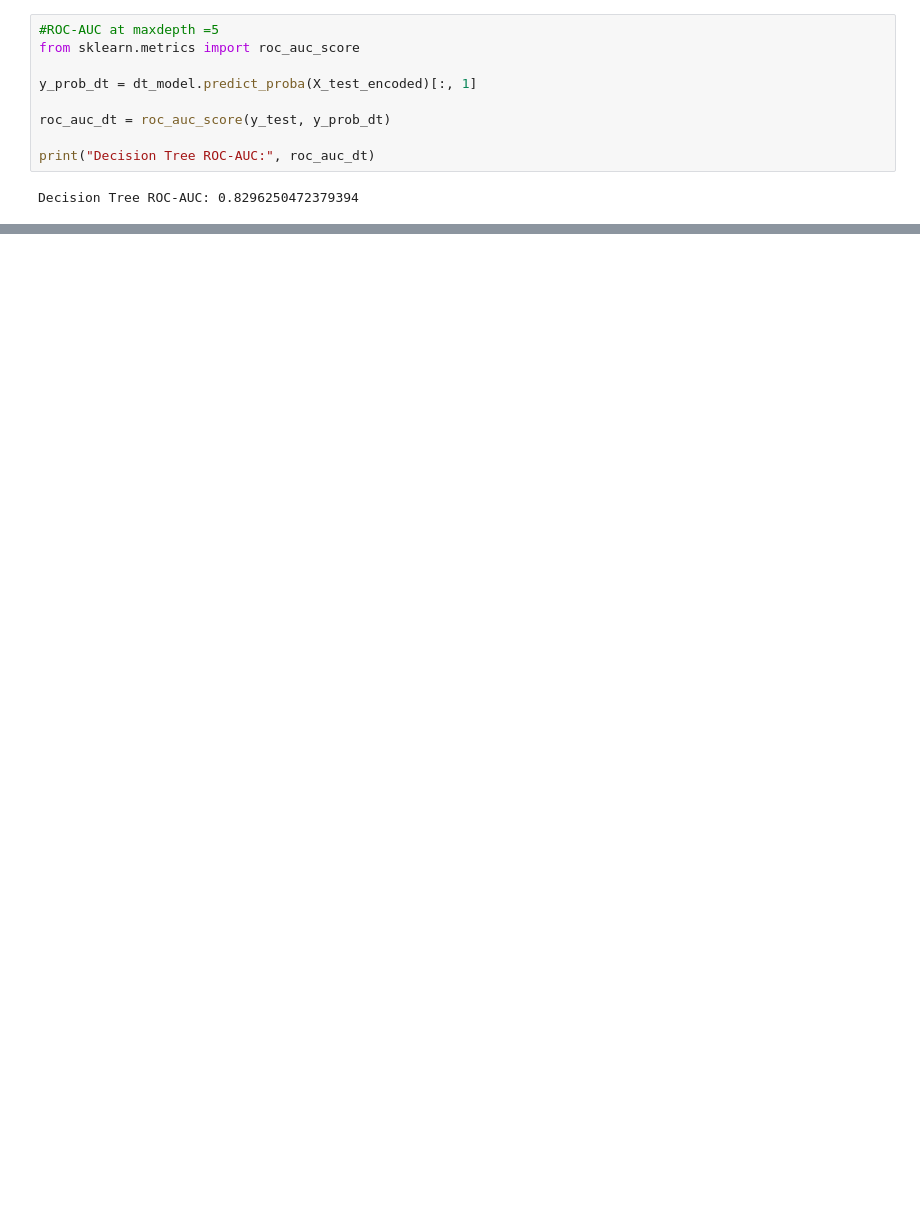
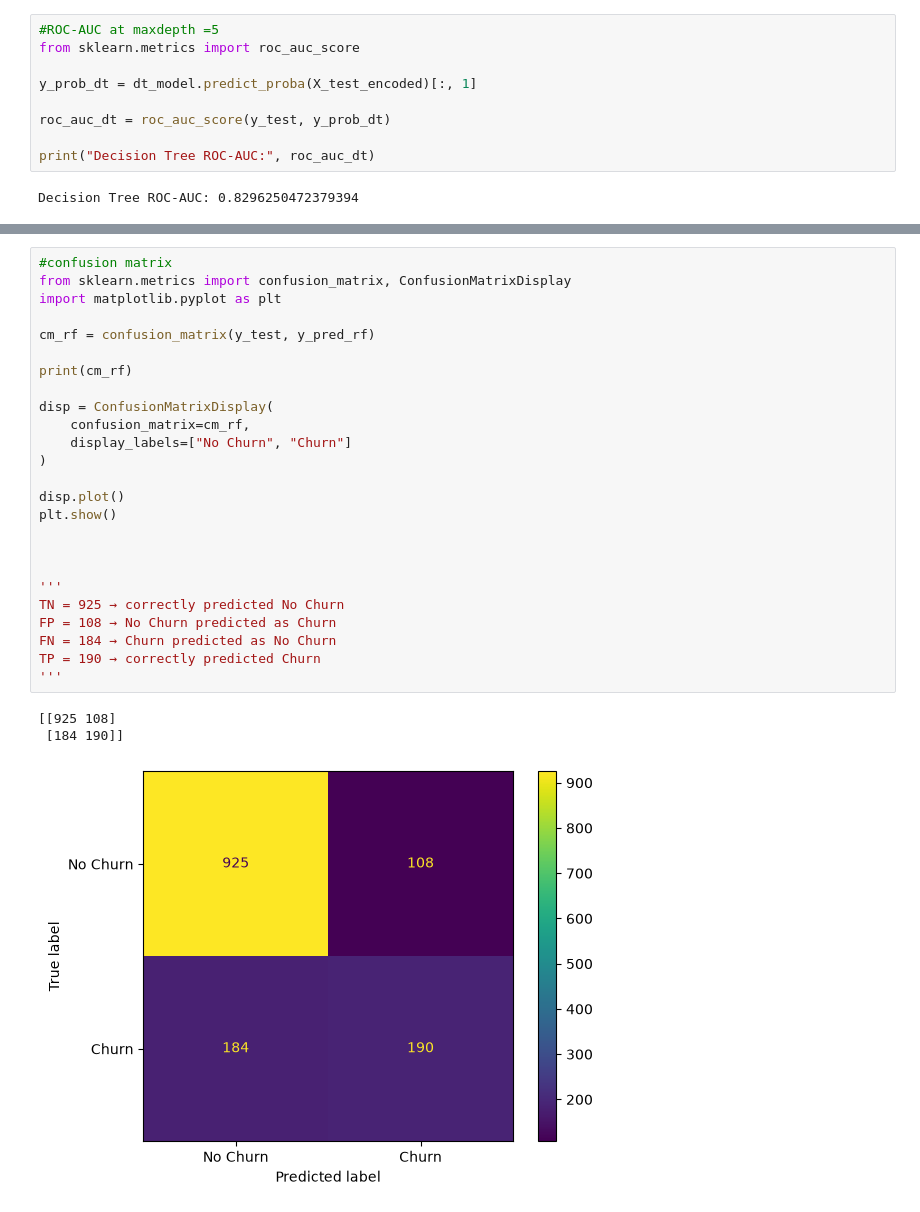
Before and after one commit to vedantparasharcs23-prog/-Machine-Learning-Algorithms, a Jupyter notebook: Projects/Customer-Churn-Prediction/Customer_Churn_Prediction.ipynb, the cells around one changed output, grey strips where cells are left out. Drawn from its saved outputs; the diff is of its cells as text; blank space fills up the shorter version.

Commit message:
Add Random Forest churn model and evaluation

```diff
--- a/Projects/Customer-Churn-Prediction/Customer_Churn_Prediction.ipynb
+++ b/Projects/Customer-Churn-Prediction/Customer_Churn_Prediction.ipynb
@@ -1019,0 +1122,29 @@ Decision  Tree final result
+# %%
+#confusion matrix
+from sklearn.metrics import confusion_matrix, ConfusionMatrixDisplay
+import matplotlib.pyplot as plt
+
+cm_rf = confusion_matrix(y_test, y_pred_rf)
+
+print(cm_rf)
+
+disp = ConfusionMatrixDisplay(
+    confusion_matrix=cm_rf,
+    display_labels=["No Churn", "Churn"]
+)
+
+disp.plot()
+plt.show()
+
+
+
+'''
+TN = 925 → correctly predicted No Churn
+FP = 108 → No Churn predicted as Churn
+FN = 184 → Churn predicted as No Churn
+TP = 190 → correctly predicted Churn
+'''
+# %% [output]
+[[925 108]
+ [184 190]]
+[figure, added]
```
Also changed, not shown: parts of 17 cells of this notebook.
